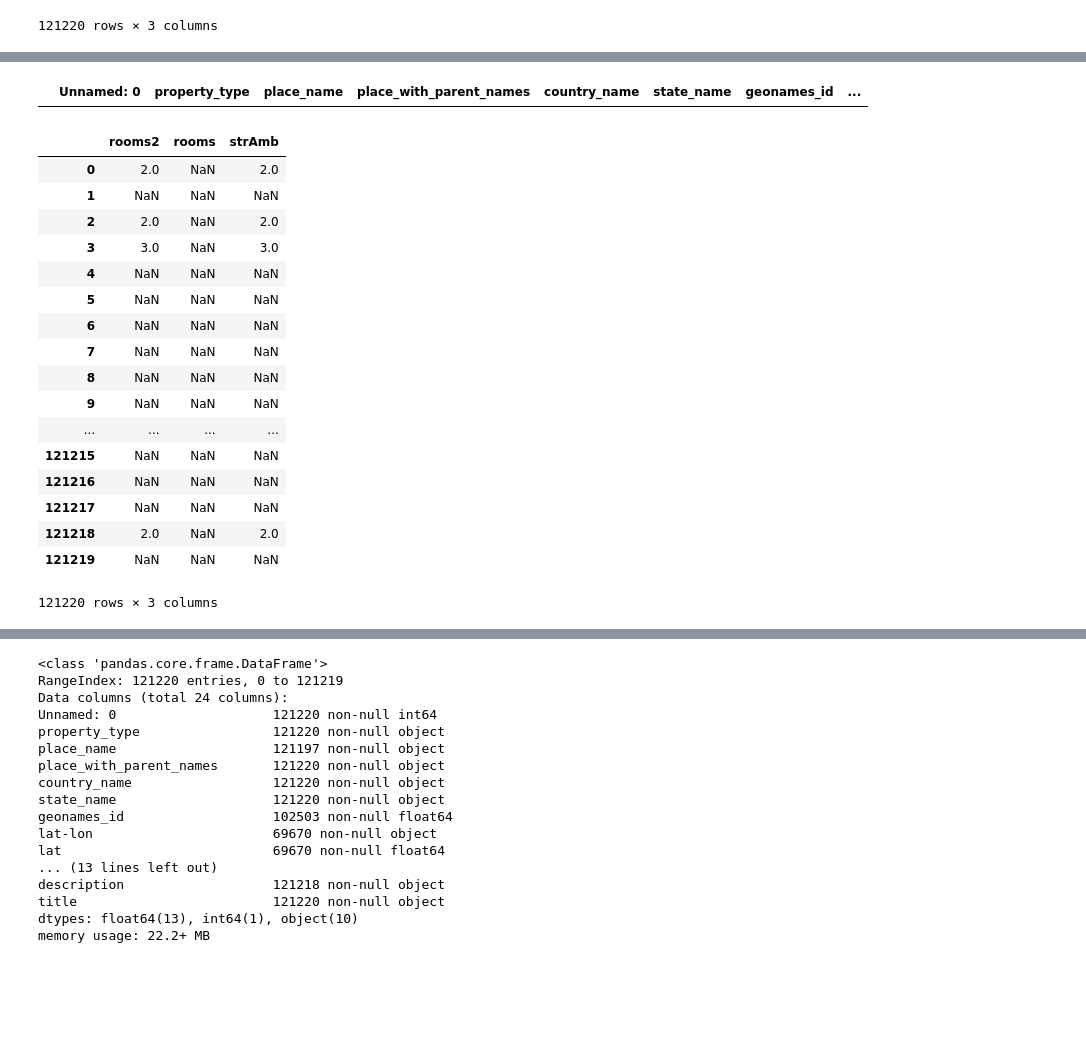
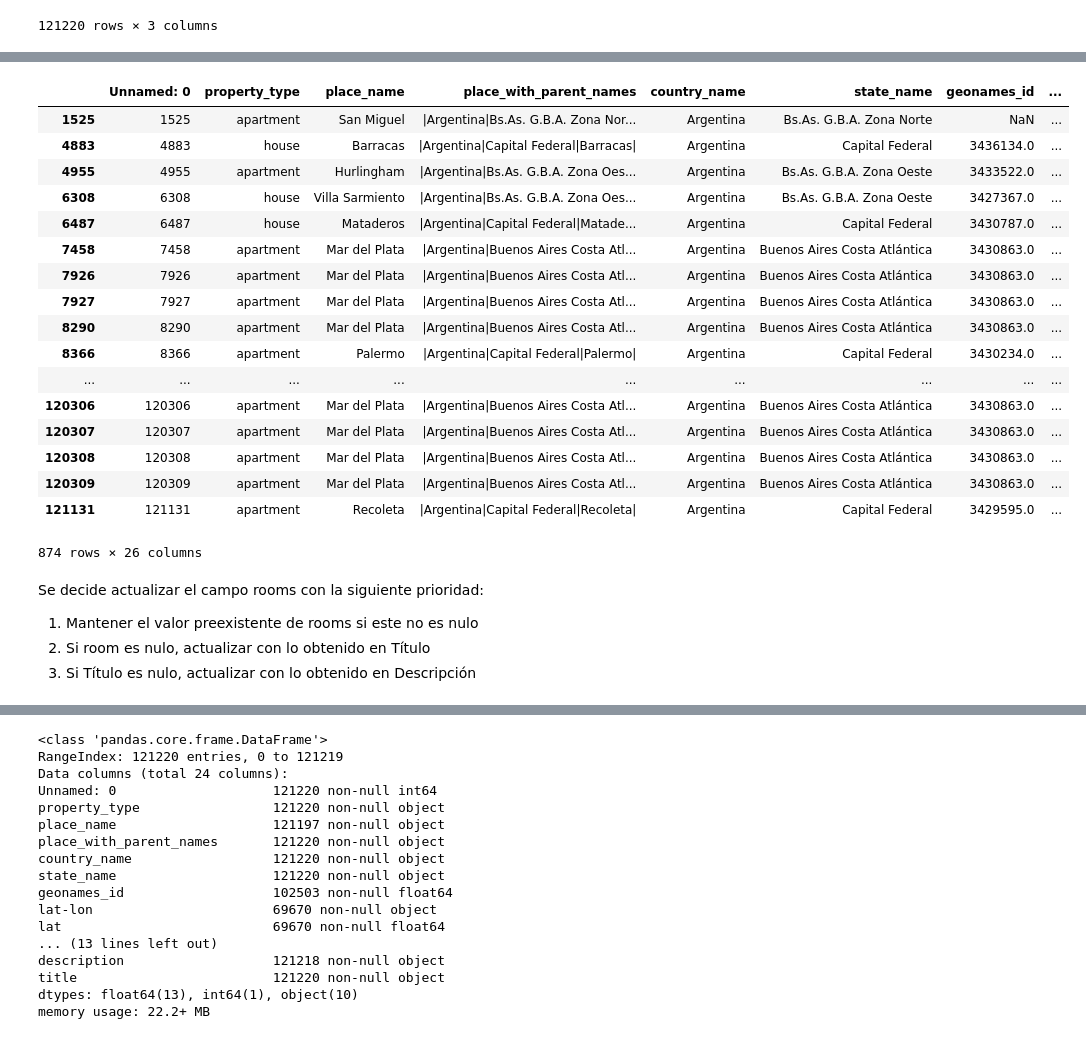
Before and after one commit to marxMT/dhGrupo8, a Jupyter notebook: Desafío 1 - Grupo 8.ipynb, the cells around one changed output, grey strips where cells are left out. Saved outputs shown, nothing was run; the diff lists cells and outputs as text; code cells hidden in the pictures; blank space fills up the shorter version.

```diff
--- a/Desafío 1 - Grupo 8.ipynb
+++ b/Desafío 1 - Grupo 8.ipynb
@@ -271,24 +314,45 @@ strAmb2                       21752 non-null object
 dtypes: float64(13), int64(1), object(12)
 memory usage: 24.0+ MB
-# %%
-#Compruebo que titulo no da info adicional:
-df[(df['strAmb']== np.nan) & (df['strAmb2']== np.nan)]
-df[(df['strAmb']== np.nan) & (df['strAmb2']!= np.nan)]
-# %% [output]
-|  | Unnamed: 0 | property_type | place_name | place_with_parent_names | country_name | state_name | geonames_id | ... |
-# %%
-#Elimino la columna strAmb2
-df.drop(columns=['strAmb2'], inplace=True)
 # %%
 #Creo un dict para transformar los números de letras a números:
-busca_num = {'uno' : '1' , 'dos' : '2' , 'tres' : '3' , 'cuatro' : '4' ,
+busca_num = {'un' : '1', 'uno' : '1' , 'dos' : '2' , 'tres' : '3' , 'cuatro' : '4' ,
              'cinco' : '5' , 'seis' : '6' , 'siete' : '7' ,
              'mono' : '1' , 'mon' : '1'}
 # %%
-#Hago la transformación de letras a números:
-df['strAmb'].replace(busca_num, inplace=True)
+#Hacemos la transformación de letras a números:
+df['ambD'].replace(busca_num, inplace=True)
+df['ambT'].replace(busca_num, inplace=True)
 # %%
 #Formateo la columna a float:
-df['strAmb'] = df['strAmb'].astype(float)
+df['ambD' ] = df['ambD' ].astype(float)
+df['ambT'] = df['ambT'].astype(float)
+# %%
+# Vemos los casos donde no se especifica rooms y hay diferencia entre lo
+# obtenido en el título y en la descripción:
+df[(df['ambD'] != df['ambT'])  & df['ambD'].notnull() & df['ambT'].notnull() & df['rooms'].isnull()]
+# %% [output]
+|  | Unnamed: 0 | property_type | place_name | place_with_parent_names | country_name | state_name | geonames_id | ... |
+| 1525 | 1525 | apartment | San Miguel | |Argentina|Bs.As. G.B.A. Zona Nor... | Argentina | Bs.As. G.B.A. Zona Norte | NaN | ... |
+| 4883 | 4883 | house | Barracas | |Argentina|Capital Federal|Barracas| | Argentina | Capital Federal | 3436134.0 | ... |
+| 4955 | 4955 | apartment | Hurlingham | |Argentina|Bs.As. G.B.A. Zona Oes... | Argentina | Bs.As. G.B.A. Zona Oeste | 3433522.0 | ... |
+| 6308 | 6308 | house | Villa Sarmiento | |Argentina|Bs.As. G.B.A. Zona Oes... | Argentina | Bs.As. G.B.A. Zona Oeste | 3427367.0 | ... |
+| 6487 | 6487 | house | Mataderos | |Argentina|Capital Federal|Matade... | Argentina | Capital Federal | 3430787.0 | ... |
+| 7458 | 7458 | apartment | Mar del Plata | |Argentina|Buenos Aires Costa Atl... | Argentina | Buenos Aires Costa Atlántica | 3430863.0 | ... |
+| 7926 | 7926 | apartment | Mar del Plata | |Argentina|Buenos Aires Costa Atl... | Argentina | Buenos Aires Costa Atlántica | 3430863.0 | ... |
+| 7927 | 7927 | apartment | Mar del Plata | |Argentina|Buenos Aires Costa Atl... | Argentina | Buenos Aires Costa Atlántica | 3430863.0 | ... |
+| 8290 | 8290 | apartment | Mar del Plata | |Argentina|Buenos Aires Costa Atl... | Argentina | Buenos Aires Costa Atlántica | 3430863.0 | ... |
+| 8366 | 8366 | apartment | Palermo | |Argentina|Capital Federal|Palermo| | Argentina | Capital Federal | 3430234.0 | ... |
+| ... | ... | ... | ... | ... | ... | ... | ... | ... |
+| 120306 | 120306 | apartment | Mar del Plata | |Argentina|Buenos Aires Costa Atl... | Argentina | Buenos Aires Costa Atlántica | 3430863.0 | ... |
+| 120307 | 120307 | apartment | Mar del Plata | |Argentina|Buenos Aires Costa Atl... | Argentina | Buenos Aires Costa Atlántica | 3430863.0 | ... |
+| 120308 | 120308 | apartment | Mar del Plata | |Argentina|Buenos Aires Costa Atl... | Argentina | Buenos Aires Costa Atlántica | 3430863.0 | ... |
+| 120309 | 120309 | apartment | Mar del Plata | |Argentina|Buenos Aires Costa Atl... | Argentina | Buenos Aires Costa Atlántica | 3430863.0 | ... |
+| 121131 | 121131 | apartment | Recoleta | |Argentina|Capital Federal|Recoleta| | Argentina | Capital Federal | 3429595.0 | ... |
+874 rows × 26 columns
+# %% [markdown]
+Se decide actualizar el campo rooms con la siguiente prioridad:
+1. Mantener el valor preexistente de rooms si este no es nulo
+2. Si room es nulo, actualizar con lo obtenido en Título
+3. Si Título es nulo, actualizar con lo obtenido en Descripción
 # %%
 #Antes de hacer la actualización masiva, hacemos una prueba en una columna nueva rooms2
@@ -296,22 +360,0 @@ df['rooms2'] = (np.where( df['strAmb'] < 11 , df['strAmb'], df['rooms']))
-# %%
-#Vemos que prevalece el dato a un NAN y strAmb antes que rooms:
-df.loc[:,['rooms2','rooms','strAmb']]
-# %% [output]
-|  | rooms2 | rooms | strAmb |
-| 0 | 2.0 | NaN | 2.0 |
-| 1 | NaN | NaN | NaN |
-| 2 | 2.0 | NaN | 2.0 |
-| 3 | 3.0 | NaN | 3.0 |
-| 4 | NaN | NaN | NaN |
-| 5 | NaN | NaN | NaN |
-| 6 | NaN | NaN | NaN |
-| 7 | NaN | NaN | NaN |
-| 8 | NaN | NaN | NaN |
-| 9 | NaN | NaN | NaN |
-| ... | ... | ... | ... |
-| 121215 | NaN | NaN | NaN |
-| 121216 | NaN | NaN | NaN |
-| 121217 | NaN | NaN | NaN |
-| 121218 | 2.0 | NaN | 2.0 |
-| 121219 | NaN | NaN | NaN |
-121220 rows × 3 columns
```
Also changed, not shown: parts of 34 cells of this notebook.
